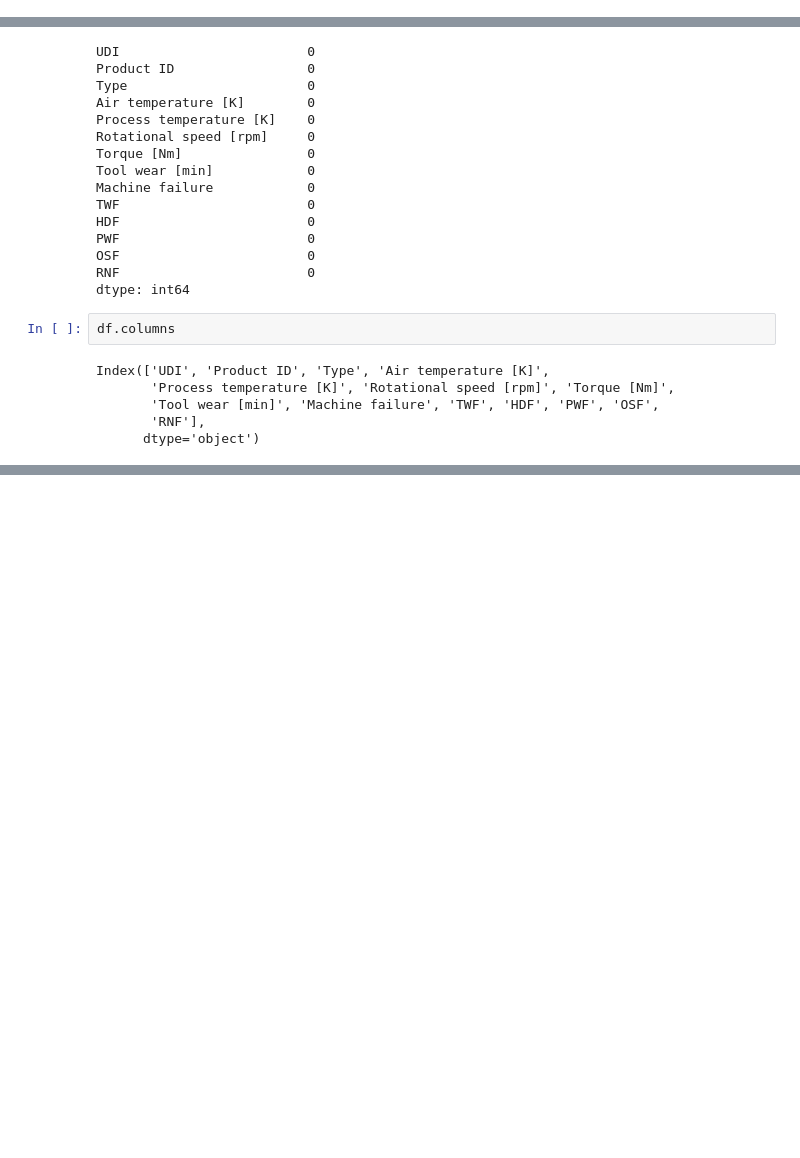
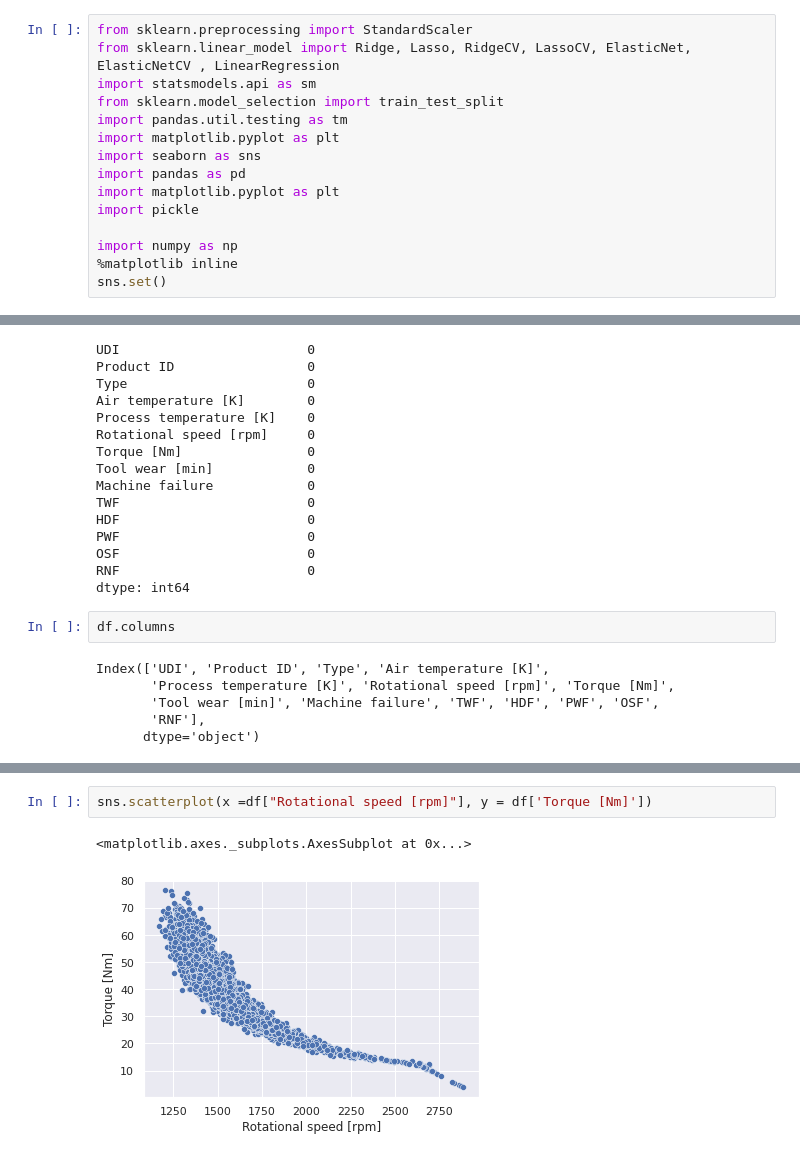
Before and after one commit to pk1308/PredictiveMaintenance, a Jupyter notebook: linearregression_excercise.ipynb, the cells around one changed output, grey strips where cells are left out. Cells and saved outputs as stored; diff of their text form; blank space fills up the shorter version.

```diff
--- a/linearregression_excercise.ipynb
+++ b/linearregression_excercise.ipynb
@@ -35 +45,16 @@ import numpy as np
+# %%
+from sklearn.preprocessing import StandardScaler
+from sklearn.linear_model import Ridge, Lasso, RidgeCV, LassoCV, ElasticNet, ElasticNetCV , LinearRegression
+import statsmodels.api as sm
+from sklearn.model_selection import train_test_split
+import pandas.util.testing as tm
+import matplotlib.pyplot as plt
+import seaborn as sns
+import pandas as pd
+import matplotlib.pyplot as plt
+import pickle
+
+import numpy as np
+%matplotlib inline
+sns.set()
 # %%
@@ -130,0 +419,5 @@ Index(['UDI', 'Product ID', 'Type', 'Air temperature [K]',
+# %%
+sns.scatterplot(x =df["Rotational speed [rpm]"], y = df['Torque [Nm]'])
+# %% [output]
+<matplotlib.axes._subplots.AxesSubplot at 0x...>
+[figure, added]
```
Also changed, not shown: parts of 60 cells of this notebook, 4 other files.
